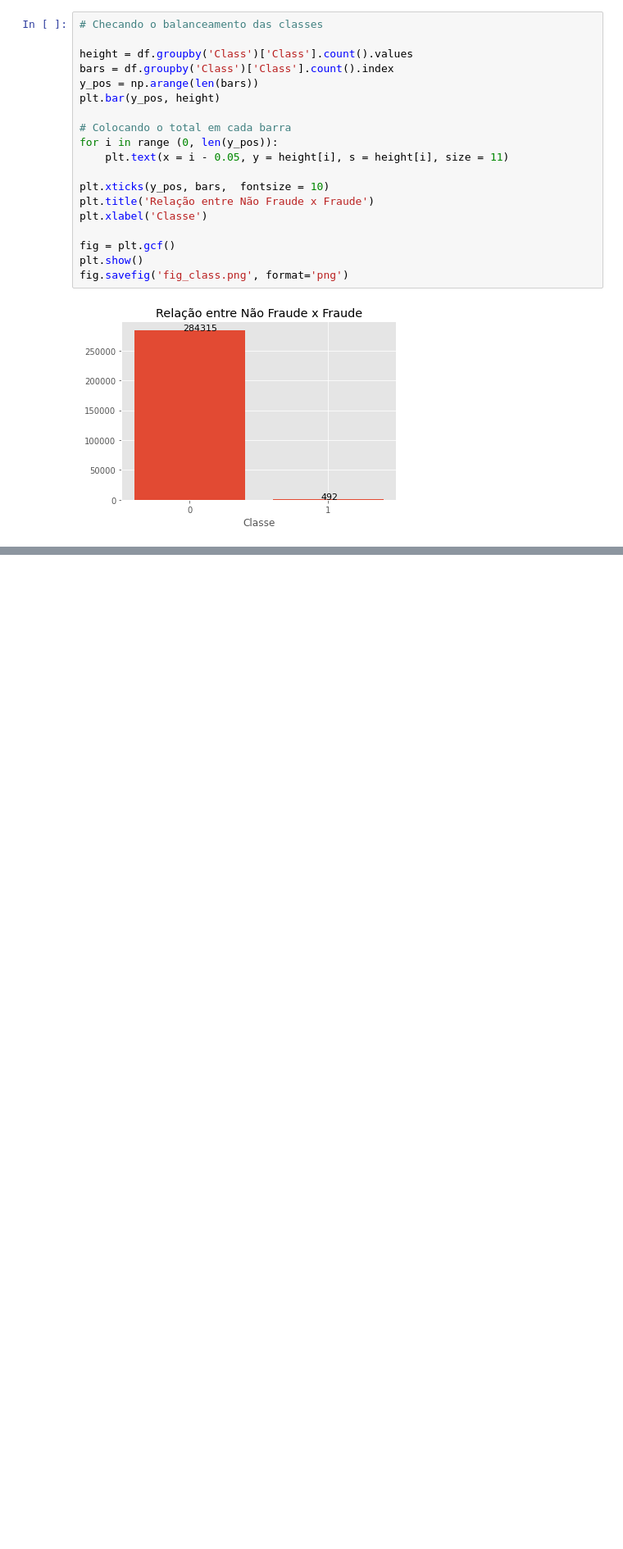
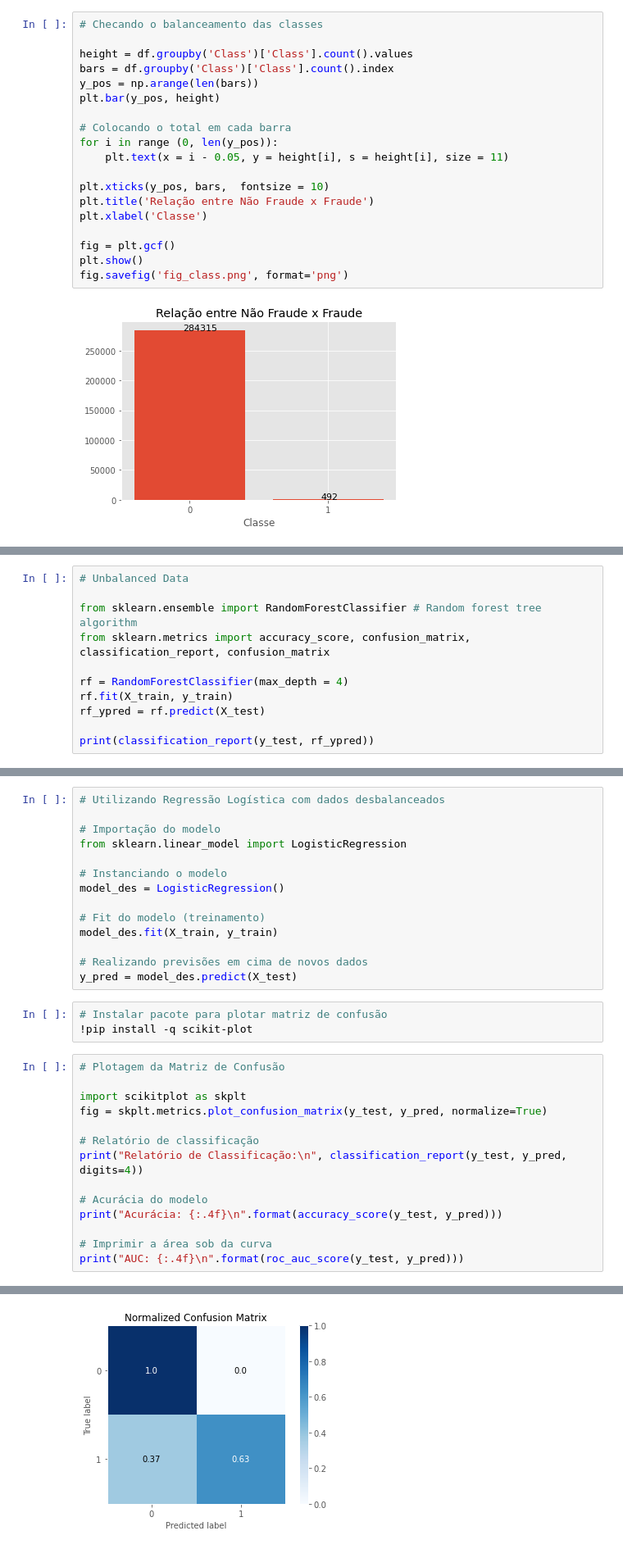
Before and after one commit to elianekelm/IA_PUC_Minas, a Jupyter notebook: Relatorio_Tecnico/Rel_Tecnico.ipynb, the cells around one changed output, grey strips where cells are left out. Shown at 82% size. Drawn from its saved outputs; the diff is of its cells as text; blank space fills up the shorter version.

```diff
--- a/Relatorio_Tecnico/Rel_Tecnico.ipynb
+++ b/Relatorio_Tecnico/Rel_Tecnico.ipynb
@@ -268,0 +424,11 @@ fig.savefig('fig_class.png', format='png')
+# %%
+# Unbalanced Data
+
+from sklearn.ensemble import RandomForestClassifier # Random forest tree algorithm
+from sklearn.metrics import accuracy_score, confusion_matrix, classification_report, confusion_matrix
+
+rf = RandomForestClassifier(max_depth = 4)
+rf.fit(X_train, y_train)
+rf_ypred = rf.predict(X_test)
+
+print(classification_report(y_test, rf_ypred))
@@ -268,0 +566,32 @@ fig.savefig('fig_class.png', format='png')
+# %%
+# Utilizando Regressão Logística com dados desbalanceados
+
+# Importação do modelo
+from sklearn.linear_model import LogisticRegression
+
+# Instanciando o modelo
+model_des = LogisticRegression()
+
+# Fit do modelo (treinamento)
+model_des.fit(X_train, y_train)
+
+# Realizando previsões em cima de novos dados
+y_pred = model_des.predict(X_test)
+# %%
+# Instalar pacote para plotar matriz de confusão
+!pip install -q scikit-plot
+# %%
+# Plotagem da Matriz de Confusão
+
+import scikitplot as skplt
+fig = skplt.metrics.plot_confusion_matrix(y_test, y_pred, normalize=True)
+
+# Relatório de classificação
+print("Relatório de Classificação:\n", classification_report(y_test, y_pred, digits=4))
+
+# Acurácia do modelo
+print("Acurácia: {:.4f}\n".format(accuracy_score(y_test, y_pred)))
+
+# Imprimir a área sob da curva
+print("AUC: {:.4f}\n".format(roc_auc_score(y_test, y_pred)))
+# %% [output]
@@ -268,0 +611 @@ fig.savefig('fig_class.png', format='png')
+[figure, added]
```
Also changed, not shown: parts of 65 cells of this notebook.
